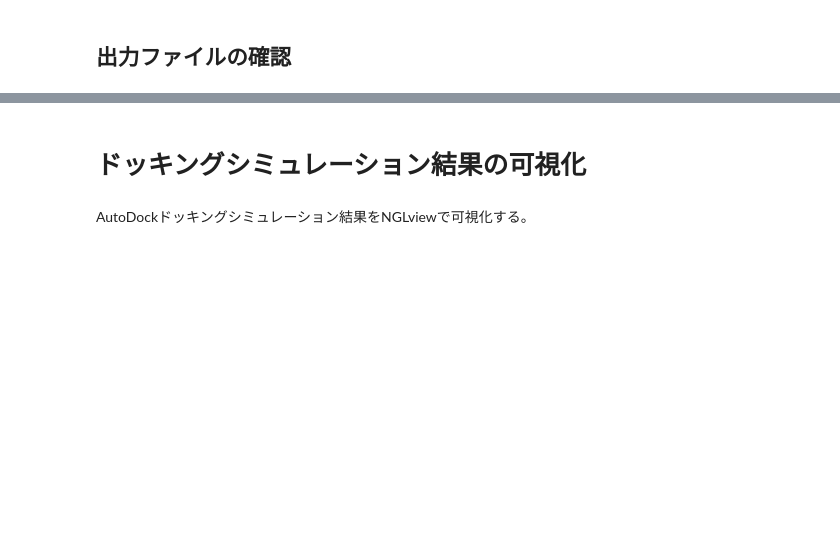
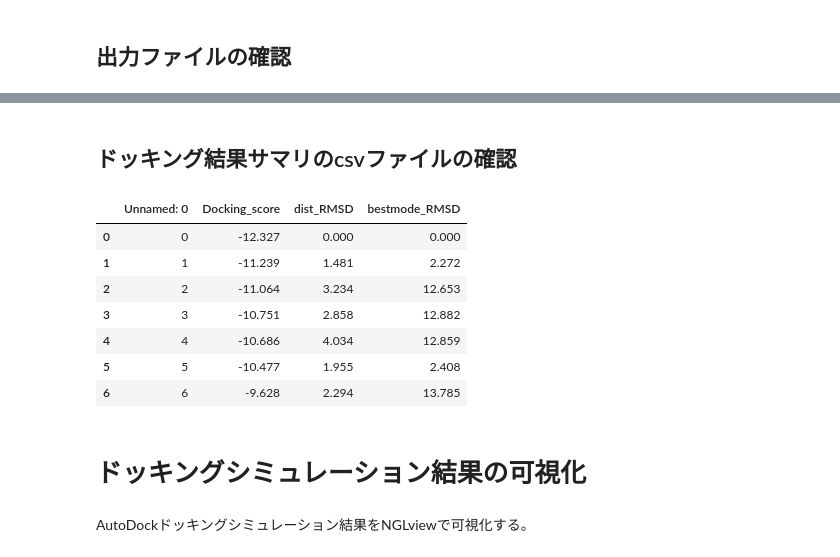
Before and after one commit to mkatouda/meeko-vina, a Jupyter notebook: meekovina_tutorial_jp.ipynb, the cells around one changed output, grey strips where cells are left out. Saved outputs shown, nothing was run; the diff lists cells and outputs as text; code cells hidden in the pictures; blank space fills up the shorter version.

```diff
--- a/meekovina_tutorial_jp.ipynb
+++ b/meekovina_tutorial_jp.ipynb
@@ -156,3 +171,19 @@ size_z: 20.0
+# %% [markdown]
+## ドッキング結果サマリのcsvファイルの確認
+# %%
+import pandas as pd
+
+df = pd.read_csv('./outputs/1iep_ligand_vinascore.csv')
+df
+# %% [output]
+|  | Unnamed: 0 | Docking_score | dist_RMSD | bestmode_RMSD |
+| 0 | 0 | -12.327 | 0.000 | 0.000 |
+| 1 | 1 | -11.239 | 1.481 | 2.272 |
+| 2 | 2 | -11.064 | 3.234 | 12.653 |
+| 3 | 3 | -10.751 | 2.858 | 12.882 |
+| 4 | 4 | -10.686 | 4.034 | 12.859 |
+| 5 | 5 | -10.477 | 1.955 | 2.408 |
+| 6 | 6 | -9.628 | 2.294 | 13.785 |
 # %% [markdown]
 # ドッキングシミュレーション結果の可視化
 # %% [markdown]
```
Also changed, not shown: parts of 12 cells of this notebook.
